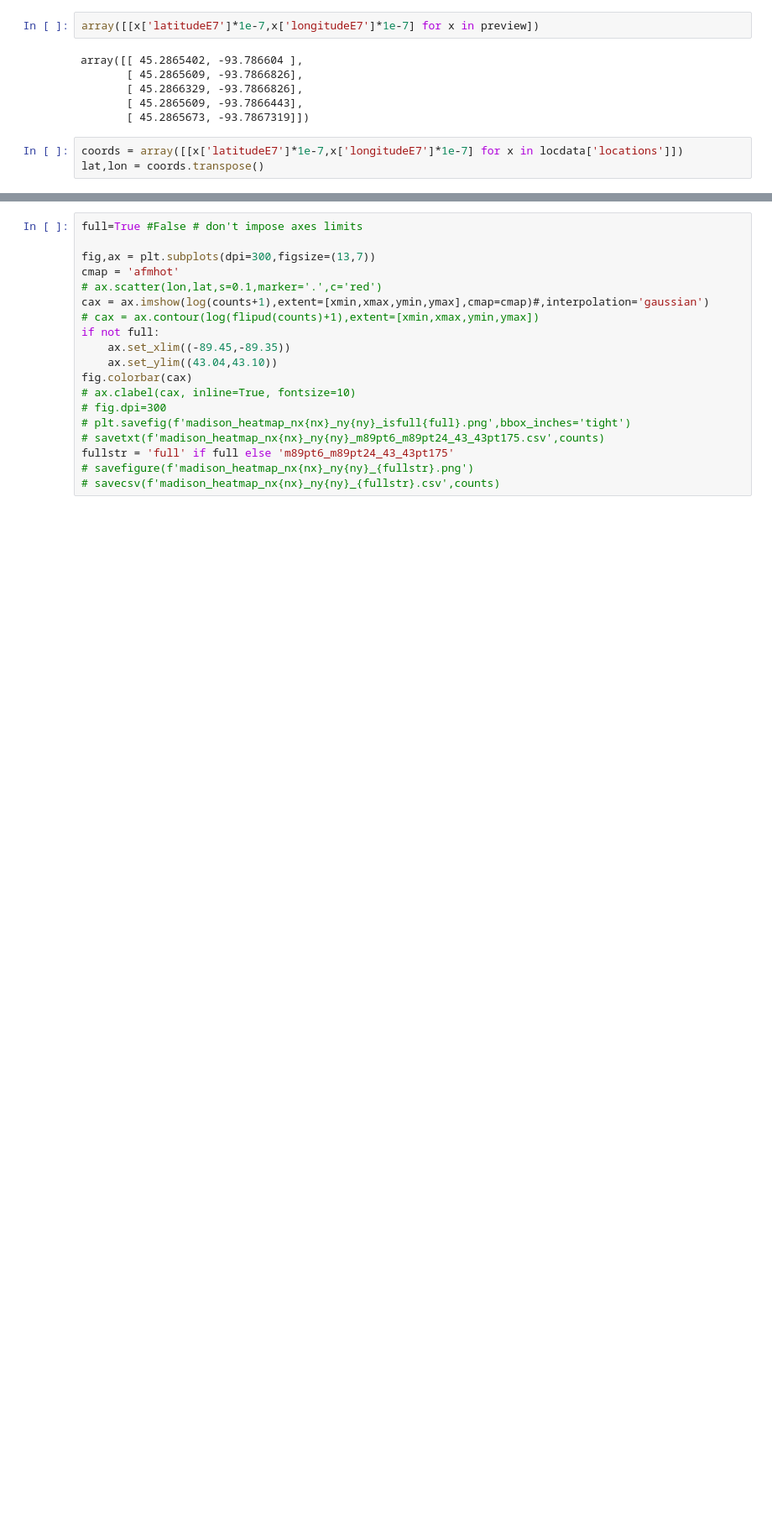
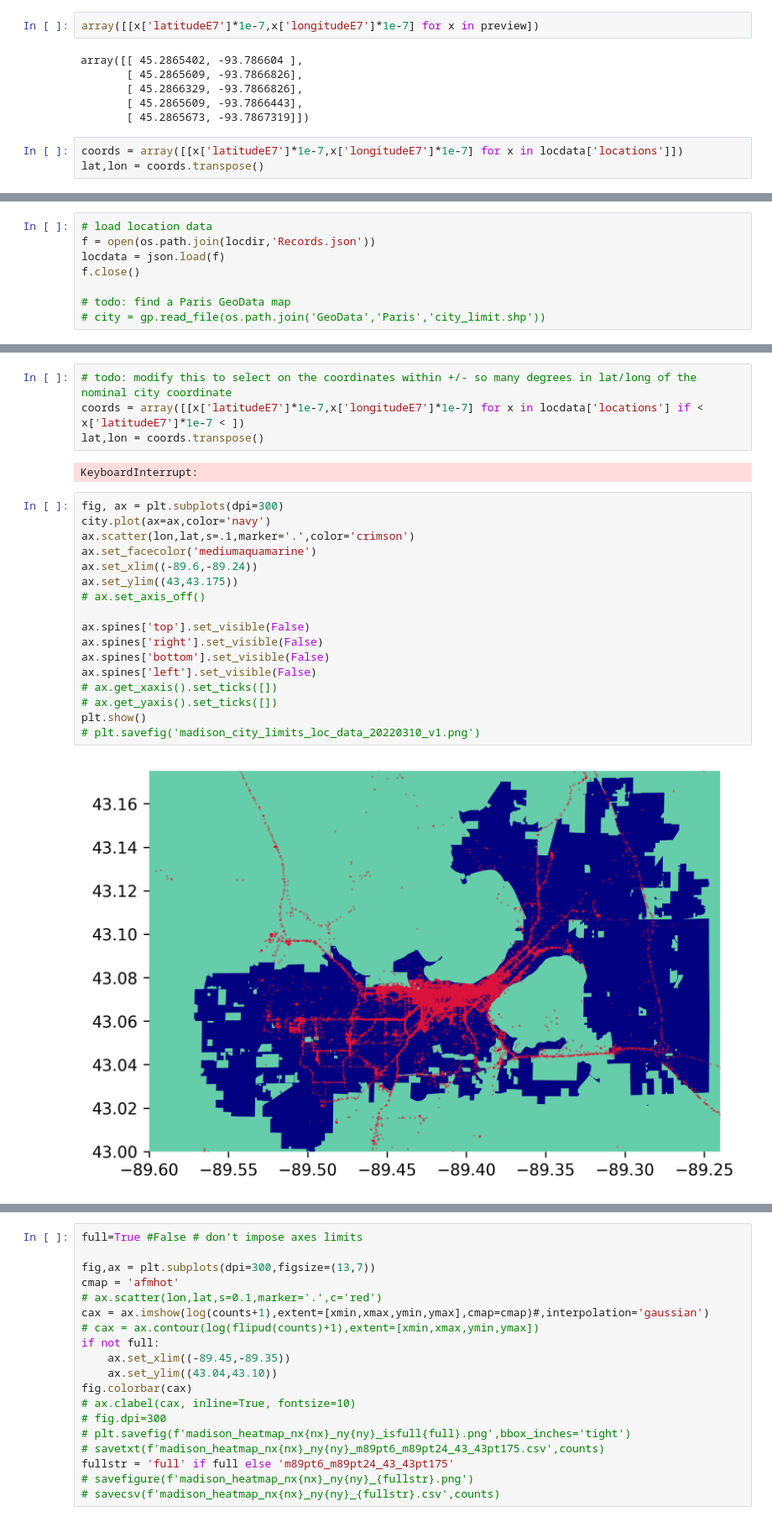
Before and after one commit to prhuft/data-sandbox, a Jupyter notebook: mylocations.ipynb, the cells around one changed output, grey strips where cells are left out. Shown at 84% size. Drawn from its saved outputs; the diff is of its cells as text; blank space fills up the shorter version.

```diff
--- a/mylocations.ipynb
+++ b/mylocations.ipynb
@@ -177,0 +306,8 @@ ymin,ymax = ylims
+# %%
+# load location data
+f = open(os.path.join(locdir,'Records.json'))
+locdata = json.load(f)
+f.close()
+
+# todo: find a Paris GeoData map
+# city = gp.read_file(os.path.join('GeoData','Paris','city_limit.shp'))
@@ -177,0 +350,25 @@ ymin,ymax = ylims
+# %%
+# todo: modify this to select on the coordinates within +/- so many degrees in lat/long of the nominal city coordinate
+coords = array([[x['latitudeE7']*1e-7,x['longitudeE7']*1e-7] for x in locdata['locations'] if < x['latitudeE7']*1e-7 < ])
+lat,lon = coords.transpose()
+# %% [output]
+KeyboardInterrupt:
+# %%
+fig, ax = plt.subplots(dpi=300)
+city.plot(ax=ax,color='navy')
+ax.scatter(lon,lat,s=.1,marker='.',color='crimson')
+ax.set_facecolor('mediumaquamarine')
+ax.set_xlim((-89.6,-89.24))
+ax.set_ylim((43,43.175))
+# ax.set_axis_off()
+
+ax.spines['top'].set_visible(False)
+ax.spines['right'].set_visible(False)
+ax.spines['bottom'].set_visible(False)
+ax.spines['left'].set_visible(False)
+# ax.get_xaxis().set_ticks([])
+# ax.get_yaxis().set_ticks([])
+plt.show()
+# plt.savefig('madison_city_limits_loc_data_20220310_v1.png')
+# %% [output]
+[figure, added]
```
Also changed, not shown: parts of 25 cells of this notebook, 19 other files.
